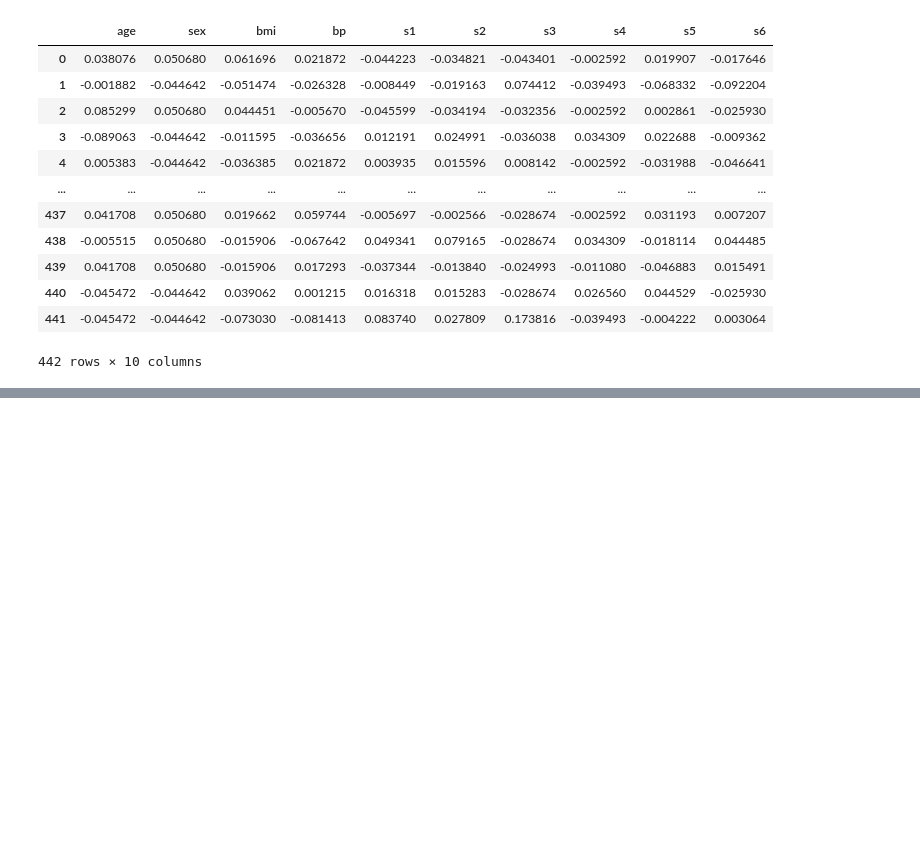
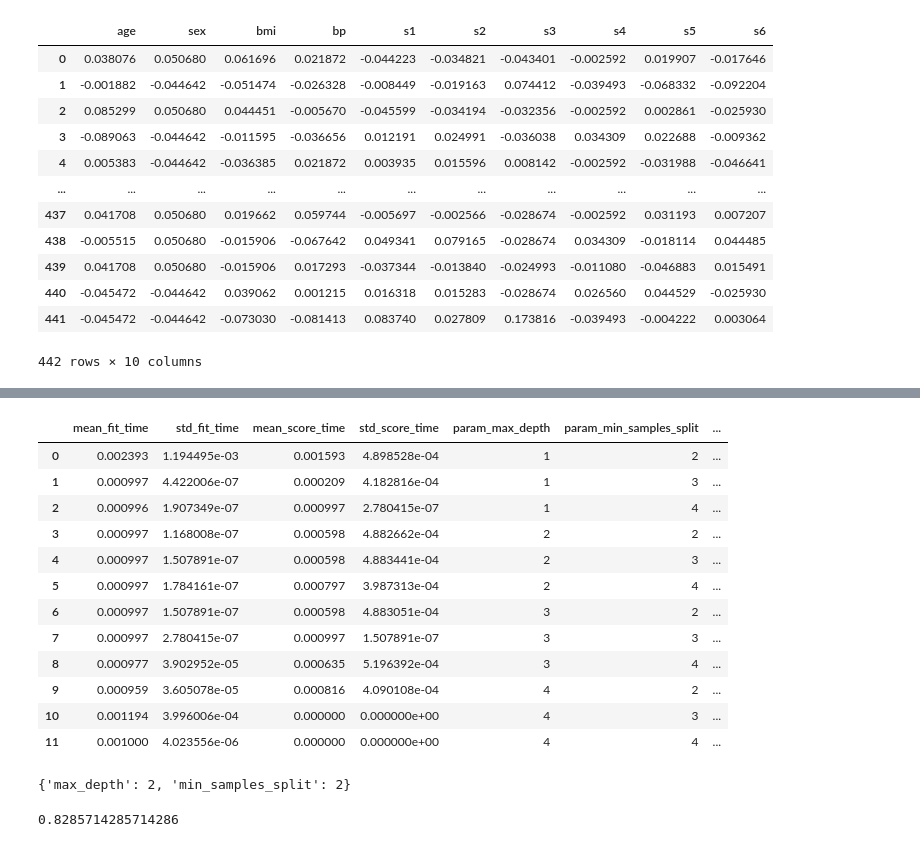
Before and after one commit to Clear-head/hipython_repo, a Jupyter notebook: 31_사이킷런.ipynb, the cells around one changed output, grey strips where cells are left out. Cells and saved outputs as stored; diff of their text form; code cells hidden in the pictures; blank space fills up the shorter version.

```diff
--- a/31_사이킷런.ipynb
+++ b/31_사이킷런.ipynb
@@ -30,0 +271,2 @@ df
+# %%
+x_train, x_test, y_train, y_test = train_test_split(df2[["Pclass", "Sex", "Age", "SibSp", "Parch", "Fare"]], df2["Survived"], test_size=0.189, random_state=42)
@@ -30,0 +286,25 @@ df
+# %%
+pd.DataFrame(grid_dtree.cv_results_)
+# %% [output]
+|  | mean_fit_time | std_fit_time | mean_score_time | std_score_time | param_max_depth | param_min_samples_split | ... |
+| 0 | 0.002393 | 1.194495e-03 | 0.001593 | 4.898528e-04 | 1 | 2 | ... |
+| 1 | 0.000997 | 4.422006e-07 | 0.000209 | 4.182816e-04 | 1 | 3 | ... |
+| 2 | 0.000996 | 1.907349e-07 | 0.000997 | 2.780415e-07 | 1 | 4 | ... |
+| 3 | 0.000997 | 1.168008e-07 | 0.000598 | 4.882662e-04 | 2 | 2 | ... |
+| 4 | 0.000997 | 1.507891e-07 | 0.000598 | 4.883441e-04 | 2 | 3 | ... |
+| 5 | 0.000997 | 1.784161e-07 | 0.000797 | 3.987313e-04 | 2 | 4 | ... |
+| 6 | 0.000997 | 1.507891e-07 | 0.000598 | 4.883051e-04 | 3 | 2 | ... |
+| 7 | 0.000997 | 2.780415e-07 | 0.000997 | 1.507891e-07 | 3 | 3 | ... |
+| 8 | 0.000977 | 3.902952e-05 | 0.000635 | 5.196392e-04 | 3 | 4 | ... |
+| 9 | 0.000959 | 3.605078e-05 | 0.000816 | 4.090108e-04 | 4 | 2 | ... |
+| 10 | 0.001194 | 3.996006e-04 | 0.000000 | 0.000000e+00 | 4 | 3 | ... |
+| 11 | 0.001000 | 4.023556e-06 | 0.000000 | 0.000000e+00 | 4 | 4 | ... |
+# %%
+grid_dtree.best_params_
+# %% [output]
+{'max_depth': 2, 'min_samples_split': 2}
+# %%
+pred = grid_dtree.predict(x_test)
+accuracy_score(y_test, pred)
+# %% [output]
+0.8285714285714286
```
Also changed, not shown: parts of 42 cells of this notebook, 2 other files.
